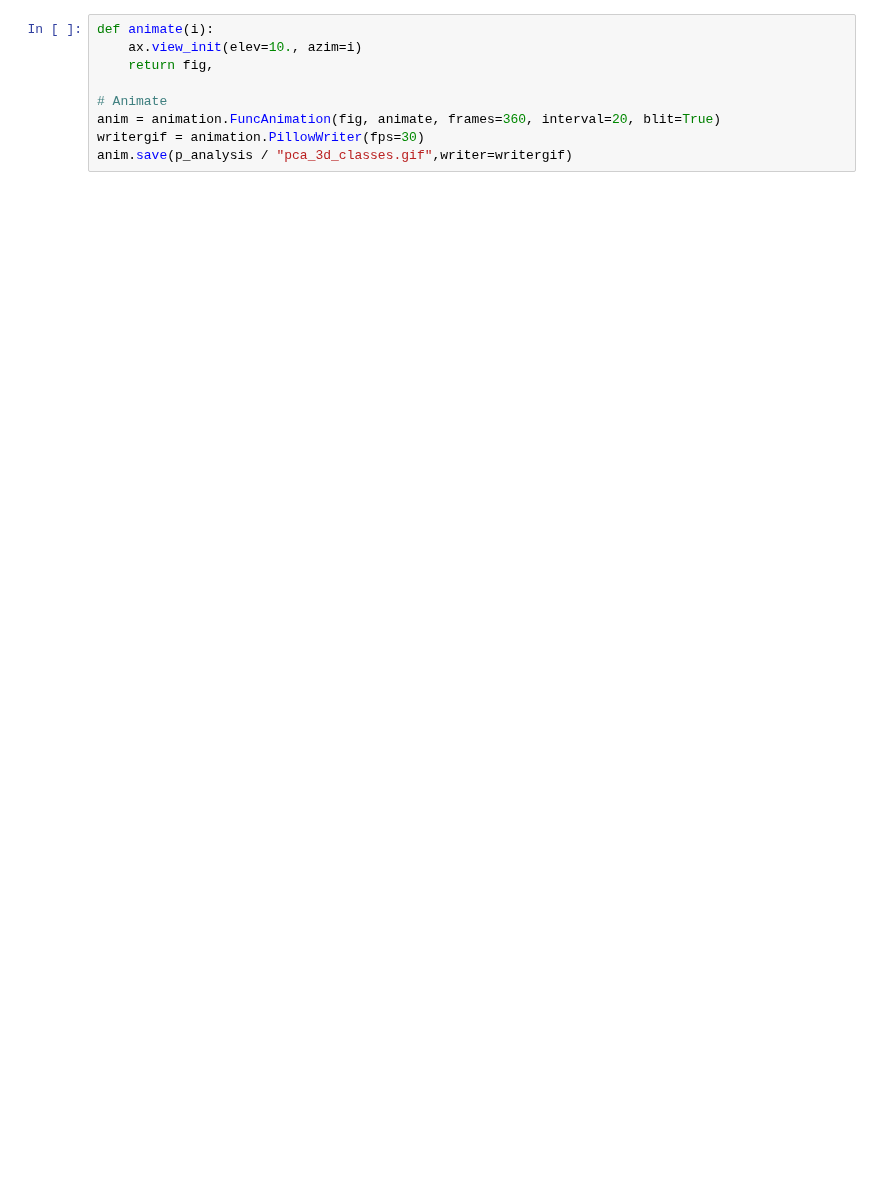
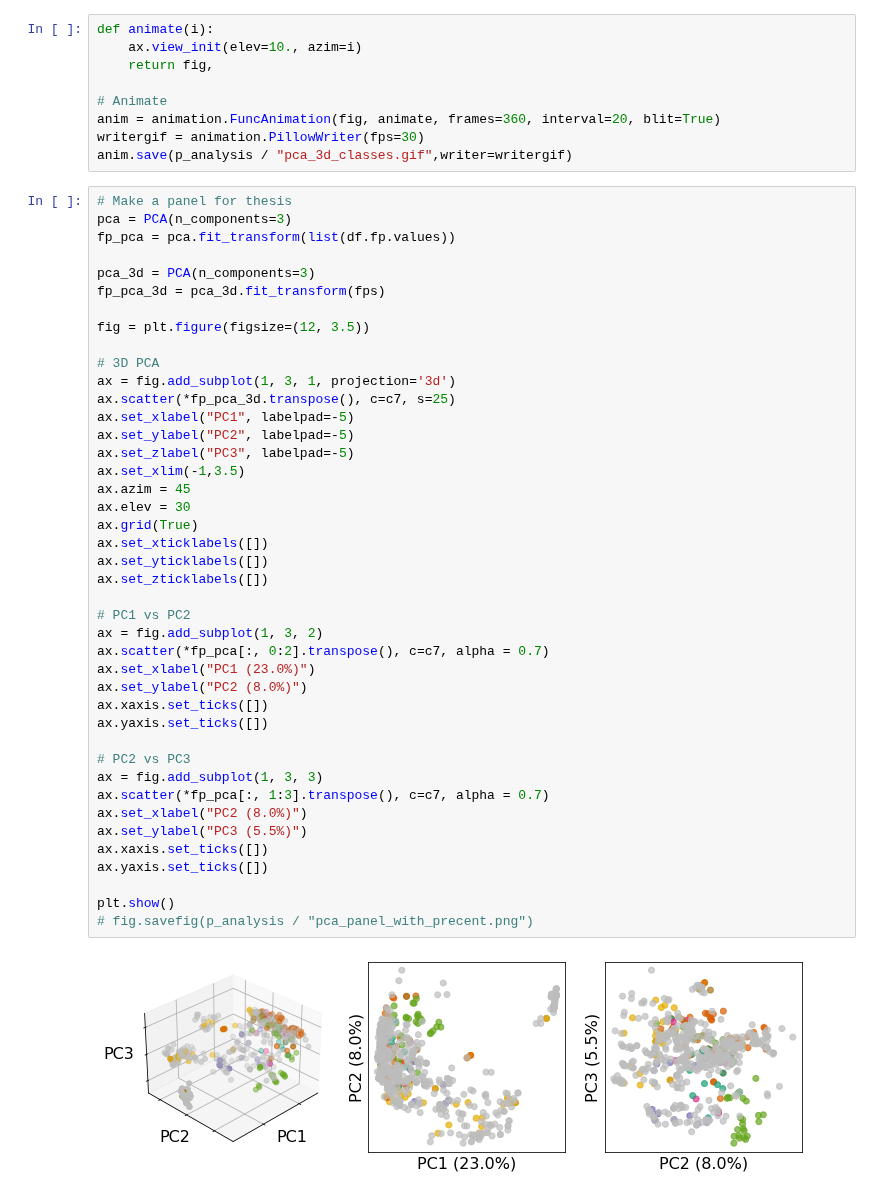
Before and after one commit to saharuka/metabolite_detectability, a Jupyter notebook: spotting/analysis/20_matrices/6_plots/q1a_metabolites_in_chemical_space.ipynb, the cells around one changed output. Cells and saved outputs as stored; diff of their text form; blank space fills up the shorter version.

Commit message:
Add % to chem space PCA plot
Former-commit-id: f22726fae3645e71b260c5f990f4b481851f0439

```diff
--- a/spotting/analysis/20_matrices/6_plots/q1a_metabolites_in_chemical_space.ipynb
+++ b/spotting/analysis/20_matrices/6_plots/q1a_metabolites_in_chemical_space.ipynb
@@ -611,3 +609,47 @@ def animate(i):
 anim = animation.FuncAnimation(fig, animate, frames=360, interval=20, blit=True)
 writergif = animation.PillowWriter(fps=30)
 anim.save(p_analysis / "pca_3d_classes.gif",writer=writergif)
+# %%
+# Make a panel for thesis
+pca = PCA(n_components=3)
+fp_pca = pca.fit_transform(list(df.fp.values))
+
+pca_3d = PCA(n_components=3)
+fp_pca_3d = pca_3d.fit_transform(fps)
+
+fig = plt.figure(figsize=(12, 3.5))
+
+# 3D PCA
+ax = fig.add_subplot(1, 3, 1, projection='3d')
+ax.scatter(*fp_pca_3d.transpose(), c=c7, s=25)
+ax.set_xlabel("PC1", labelpad=-5)
+ax.set_ylabel("PC2", labelpad=-5)
+ax.set_zlabel("PC3", labelpad=-5)
+ax.set_xlim(-1,3.5)
+ax.azim = 45
+ax.elev = 30
+ax.grid(True)
+ax.set_xticklabels([])
+ax.set_yticklabels([])
+ax.set_zticklabels([])
+
+# PC1 vs PC2
+ax = fig.add_subplot(1, 3, 2)
+ax.scatter(*fp_pca[:, 0:2].transpose(), c=c7, alpha = 0.7)
+ax.set_xlabel("PC1 (23.0%)")
+ax.set_ylabel("PC2 (8.0%)")
+ax.xaxis.set_ticks([])
+ax.yaxis.set_ticks([])
+
+# PC2 vs PC3
+ax = fig.add_subplot(1, 3, 3)
+ax.scatter(*fp_pca[:, 1:3].transpose(), c=c7, alpha = 0.7)
+ax.set_xlabel("PC2 (8.0%)")
+ax.set_ylabel("PC3 (5.5%)")
+ax.xaxis.set_ticks([])
+ax.yaxis.set_ticks([])
+
+plt.show()
+# fig.savefig(p_analysis / "pca_panel_with_precent.png")
+# %% [output]
+[figure, new version]
```
Also changed, not shown: parts of 20 cells of this notebook, 18 other files.
